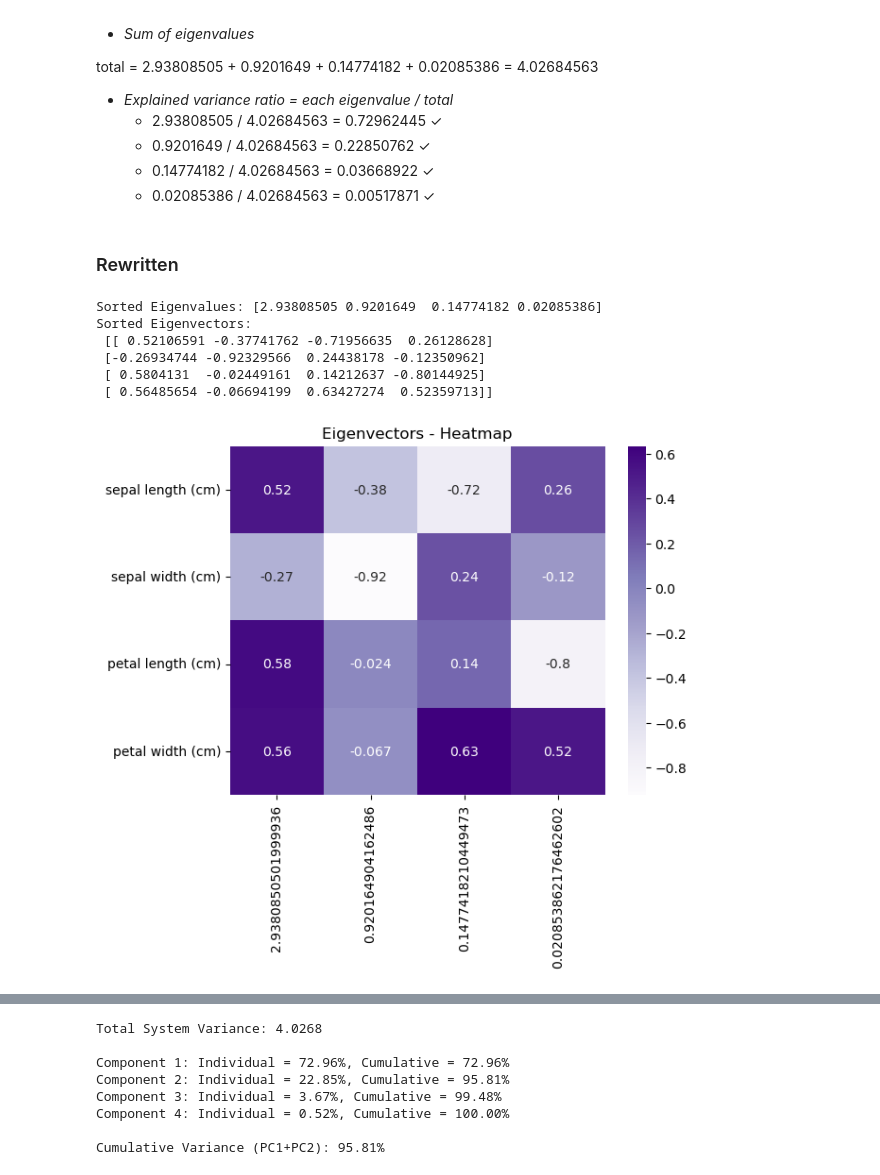
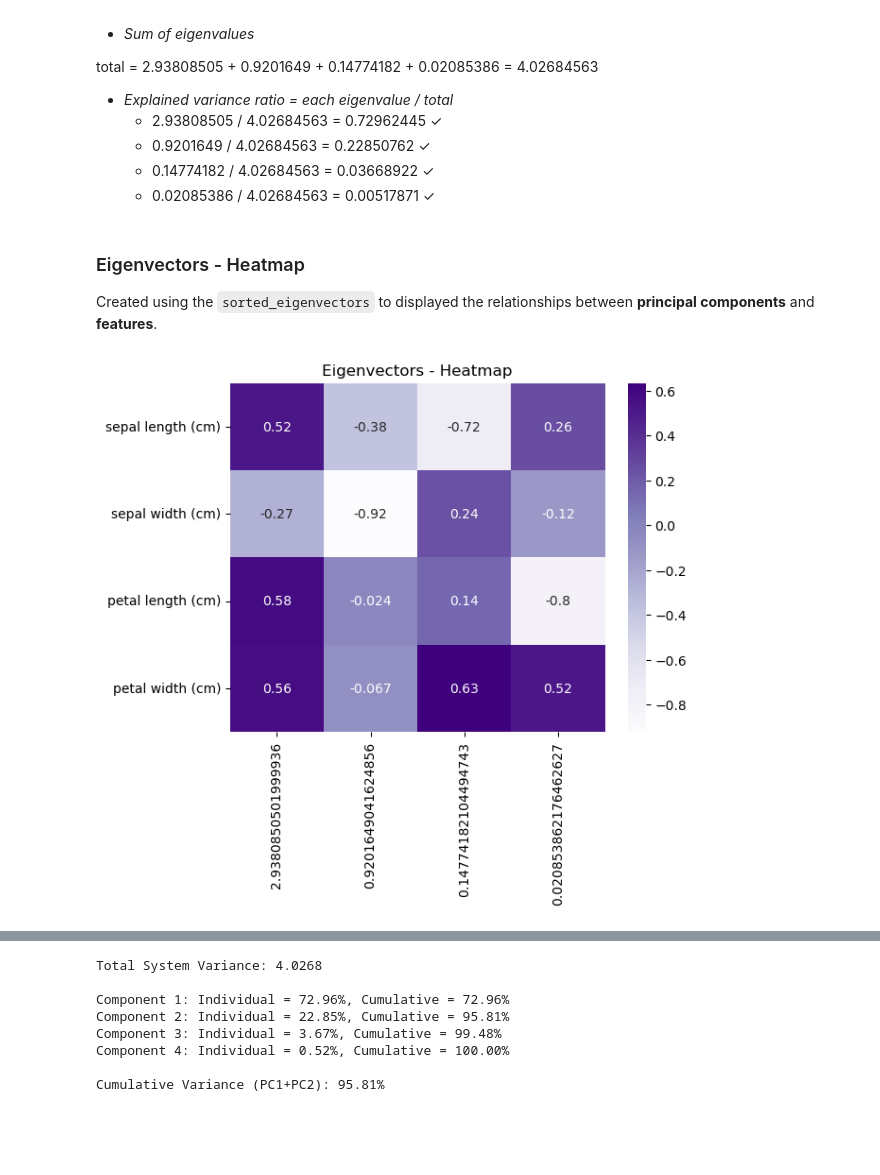
Before and after one commit to thaopham98/DataScience, a Jupyter notebook: python_analysis/A9-Dimentional Reduction.ipynb, the cells around one changed output, grey strips where cells are left out. Saved outputs shown, nothing was run; the diff lists cells and outputs as text; code cells hidden in the pictures; blank space fills up the shorter version.

```diff
--- a/python_analysis/A9-Dimentional Reduction.ipynb
+++ b/python_analysis/A9-Dimentional Reduction.ipynb
@@ -287,36 +316,19 @@ total = 2.93808505 + 0.9201649 + 0.14774182 + 0.02085386 = 4.02684563
 # print("Match (ignoring sign):", np.allclose(np.abs(your_components_normalized[0]),
 #                                             np.abs(pca.components_[0])))
 # %% [markdown]
-### Rewritten
+### Eigenvectors - Heatmap
+Created using the `sorted_eigenvectors` to displayed the relationships between **principal components** and **features**.
-# %%
-eigenvalues_t, eigenvectors_t = np.linalg.eig(cm_t)
-
-sorted_indices_t = np.argsort(eigenvalues_t)[::-1]
-
-sorted_eigenvalues_t = eigenvalues_t[sorted_indices_t]
-
-sorted_eigenvectors_t = eigenvectors_t[:, sorted_indices_t]
-
-print("Sorted Eigenvalues:", sorted_eigenvalues_t)
-
-print("Sorted Eigenvectors:\n", sorted_eigenvectors_t)
-# %% [output]
-Sorted Eigenvalues: [2.93808505 0.9201649  0.14774182 0.02085386]
-Sorted Eigenvectors:
- [[ 0.52106591 -0.37741762 -0.71956635  0.26128628]
- [-0.26934744 -0.92329566  0.24438178 -0.12350962]
- [ 0.5804131  -0.02449161  0.14212637 -0.80144925]
- [ 0.56485654 -0.06694199  0.63427274  0.52359713]]
 # %%
+# created using the sorted_eigenvectors
 sns.heatmap(
-    sorted_eigenvectors_t,
+    sorted_eigenvectors,
     annot=True,
     cmap="Purples",
     yticklabels=data.feature_names, # the original features
     xticklabels=sorted_eigenvalues_t # the principal components (PC)
     ).set_title("Eigenvectors - Heatmap");
 # %% [output]
-[figure, old version]
+[figure, new version]
 # %% [markdown]
 **Interpretation: Eigen-Decomposition**
 
```
Also changed, not shown: parts of 62 cells of this notebook.
